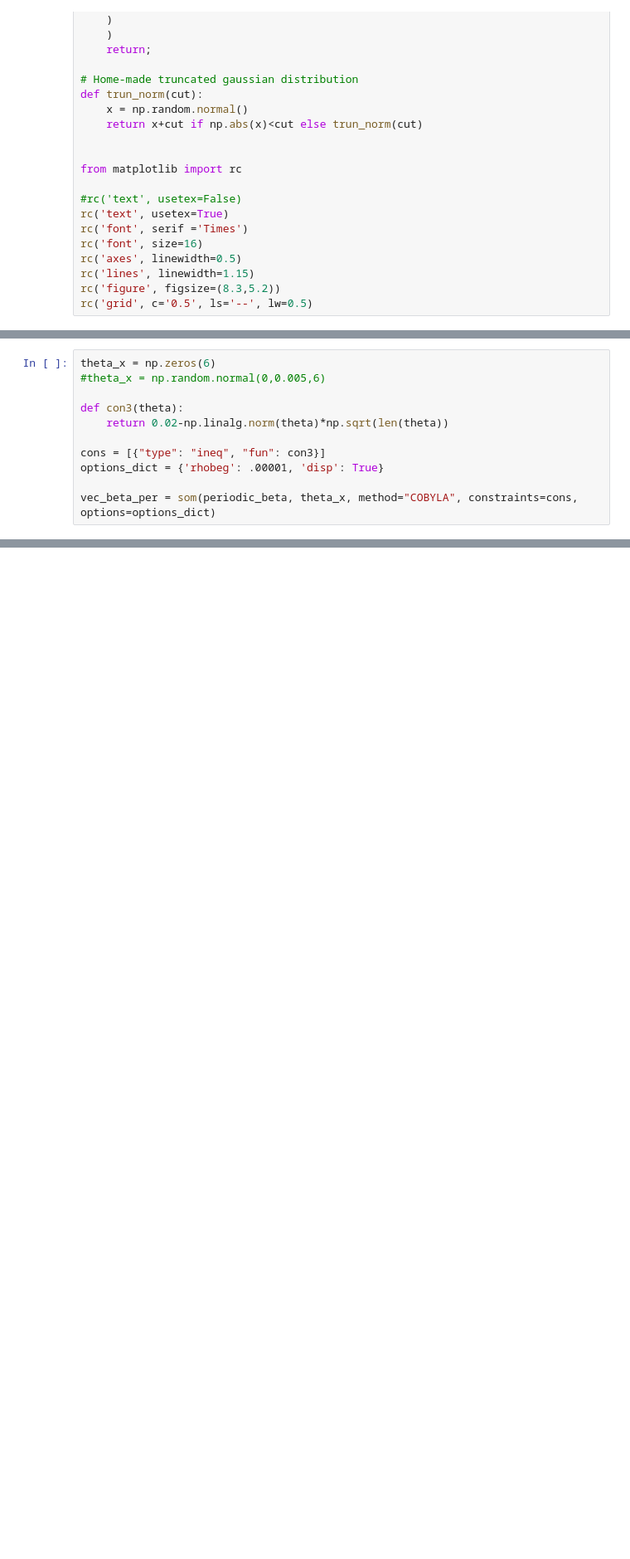
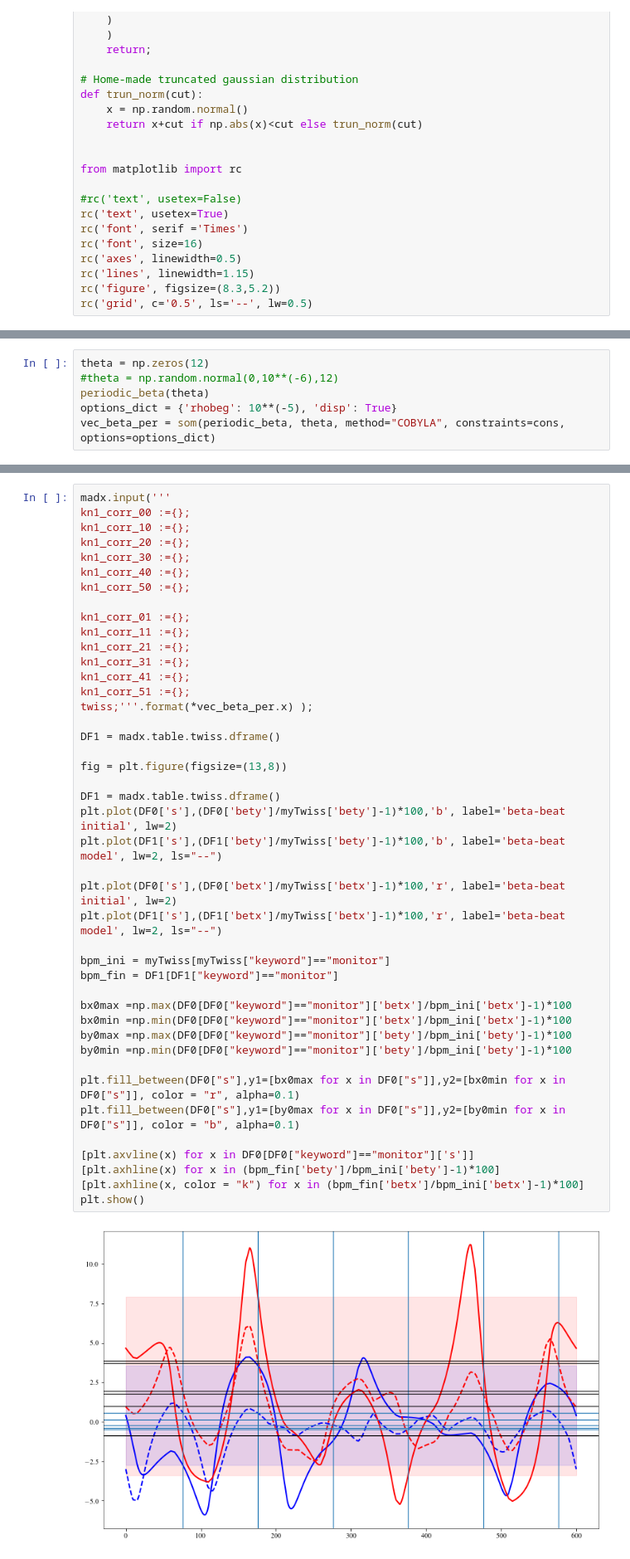
Before and after one commit to drabusov/beta-beating, a Jupyter notebook: FODO.ipynb, the cells around one changed output, grey strips where cells are left out. Shown: that part at 83% size. Cells and saved outputs as stored; diff of their text form; blank space fills up the shorter version.

```diff
--- a/FODO.ipynb
+++ b/FODO.ipynb
@@ -843,11 +555,6 @@ def periodic_beta(theta):
 # %%
-theta_x = np.zeros(6)
-#theta_x = np.random.normal(0,0.005,6)
-
-def con3(theta):
-    return 0.02-np.linalg.norm(theta)*np.sqrt(len(theta))
-
-cons = [{"type": "ineq", "fun": con3}]
-options_dict = {'rhobeg': .00001, 'disp': True}
-
-vec_beta_per = som(periodic_beta, theta_x, method="COBYLA", constraints=cons, options=options_dict)
+theta = np.zeros(12)
+#theta = np.random.normal(0,10**(-6),12)
+periodic_beta(theta)
+options_dict = {'rhobeg': 10**(-5), 'disp': True}
+vec_beta_per = som(periodic_beta, theta, method="COBYLA", constraints=cons, options=options_dict)
@@ -888,3 +561,48 @@ plt.plot(DF1['s'],(DF1['betx']-myTwiss['betx'])/myTwiss['betx'],'b', label='beta
+# %%
+madx.input('''
+kn1_corr_00 :={};
+kn1_corr_10 :={};
+kn1_corr_20 :={};
+kn1_corr_30 :={};
+kn1_corr_40 :={};
+kn1_corr_50 :={};
+
+kn1_corr_01 :={};
+kn1_corr_11 :={};
+kn1_corr_21 :={};
+kn1_corr_31 :={};
+kn1_corr_41 :={};
+kn1_corr_51 :={};
+twiss;'''.format(*vec_beta_per.x) );
+
+DF1 = madx.table.twiss.dframe()
+
+fig = plt.figure(figsize=(13,8))
+
+DF1 = madx.table.twiss.dframe()
+plt.plot(DF0['s'],(DF0['bety']/myTwiss['bety']-1)*100,'b', label='beta-beat initial', lw=2)
+plt.plot(DF1['s'],(DF1['bety']/myTwiss['bety']-1)*100,'b', label='beta-beat model', lw=2, ls="--")
+
+plt.plot(DF0['s'],(DF0['betx']/myTwiss['betx']-1)*100,'r', label='beta-beat initial', lw=2)
+plt.plot(DF1['s'],(DF1['betx']/myTwiss['betx']-1)*100,'r', label='beta-beat model', lw=2, ls="--")
+
+bpm_ini = myTwiss[myTwiss["keyword"]=="monitor"]
+bpm_fin = DF1[DF1["keyword"]=="monitor"]
+
+bx0max =np.max(DF0[DF0["keyword"]=="monitor"]['betx']/bpm_ini['betx']-1)*100
+bx0min =np.min(DF0[DF0["keyword"]=="monitor"]['betx']/bpm_ini['betx']-1)*100
+by0max =np.max(DF0[DF0["keyword"]=="monitor"]['bety']/bpm_ini['bety']-1)*100
+by0min =np.min(DF0[DF0["keyword"]=="monitor"]['bety']/bpm_ini['bety']-1)*100
+
+plt.fill_between(DF0["s"],y1=[bx0max for x in DF0["s"]],y2=[bx0min for x in DF0["s"]], color = "r", alpha=0.1)
+plt.fill_between(DF0["s"],y1=[by0max for x in DF0["s"]],y2=[by0min for x in DF0["s"]], color = "b", alpha=0.1)
+
+[plt.axvline(x) for x in DF0[DF0["keyword"]=="monitor"]['s']]
+[plt.axhline(x) for x in (bpm_fin['bety']/bpm_ini['bety']-1)*100]
+[plt.axhline(x, color = "k") for x in (bpm_fin['betx']/bpm_ini['betx']-1)*100]
+plt.show()
+# %% [output]
+[figure, added]
 # %%
 opt_dict = {'rhobeg': .00001, 'disp': True}
 
```
Also changed, not shown: parts of 28 cells of this notebook.
